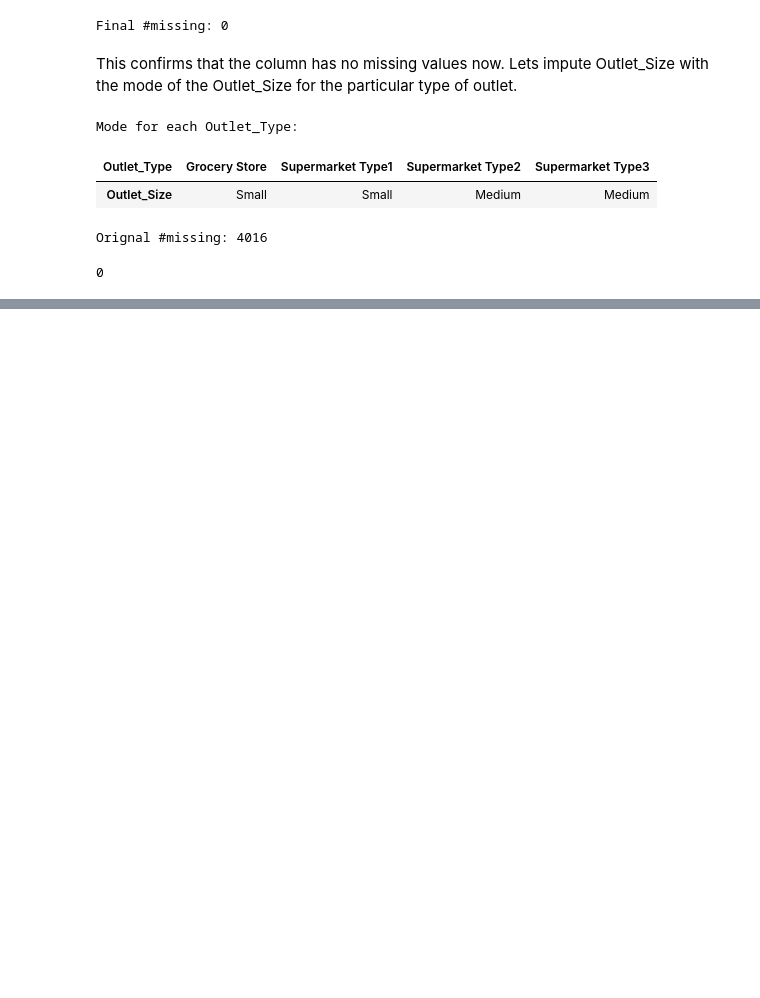
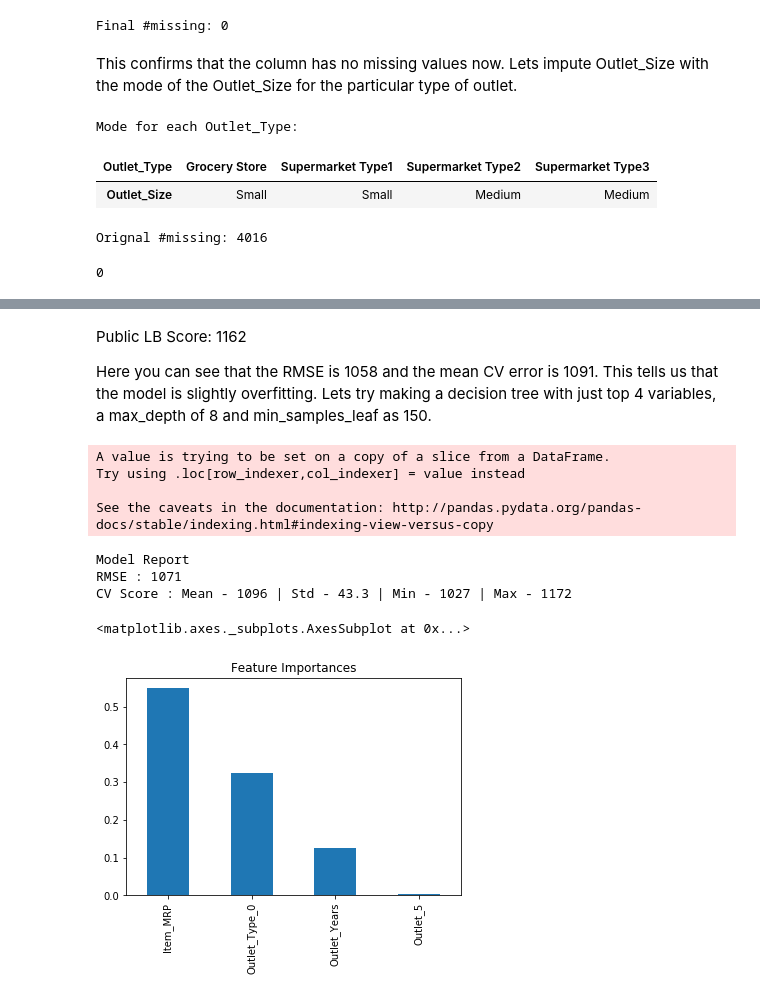
Before and after one commit to anshoomehra/BigMartSalesProject, a Jupyter notebook: BigMartSalesProject.ipynb, the cells around one changed output, grey strips where cells are left out. Saved outputs shown, nothing was run; the diff lists cells and outputs as text; code cells hidden in the pictures; blank space fills up the shorter version.

```diff
--- a/BigMartSalesProject.ipynb
+++ b/BigMartSalesProject.ipynb
@@ -320,0 +529,15 @@ print (sum(data['Outlet_Size'].isnull()))
+# %%
+#Drop the columns which have been converted to different types:
+data.drop(['Item_Type','Outlet_Establishment_Year'],axis=1,inplace=True)
+
+#Divide into test and train:
+train = data.loc[data['source']=="train"]
+test = data.loc[data['source']=="test"]
+
+#Drop unnecessary columns:
+test.drop(['Item_Outlet_Sales','source'],axis=1,inplace=True)
+train.drop(['source'],axis=1,inplace=True)
+
+#Export files as modified versions:
+train.to_csv("train_modified.csv",index=False)
+test.to_csv("test_modified.csv",index=False)
@@ -320,0 +670,20 @@ print (sum(data['Outlet_Size'].isnull()))
+# %% [markdown]
+Public LB Score: 1162
+
+Here you can see that the RMSE is 1058 and the mean CV error is 1091. This tells us that the model is slightly overfitting. Lets try making a decision tree with just top 4 variables, a max_depth of 8 and min_samples_leaf as 150.
+# %%
+predictors = ['Item_MRP','Outlet_Type_0','Outlet_5','Outlet_Years']
+alg4 = DecisionTreeRegressor(max_depth=8, min_samples_leaf=150)
+modelfit(alg4, train, test, predictors, target, IDcol, 'alg4.csv')
+coef4 = pd.Series(alg4.feature_importances_, predictors).sort_values(ascending=False)
+coef4.plot(kind='bar', title='Feature Importances')
+# %% [output]
+A value is trying to be set on a copy of a slice from a DataFrame.
+Try using .loc[row_indexer,col_indexer] = value instead
+
+See the caveats in the documentation: http://pandas.pydata.org/pandas-docs/stable/indexing.html#indexing-view-versus-copy
+Model Report
+RMSE : 1071
+CV Score : Mean - 1096 | Std - 43.3 | Min - 1027 | Max - 1172
+<matplotlib.axes._subplots.AxesSubplot at 0x...>
+[figure, added]
```
Also changed, not shown: parts of 48 cells of this notebook, 8 other files.
